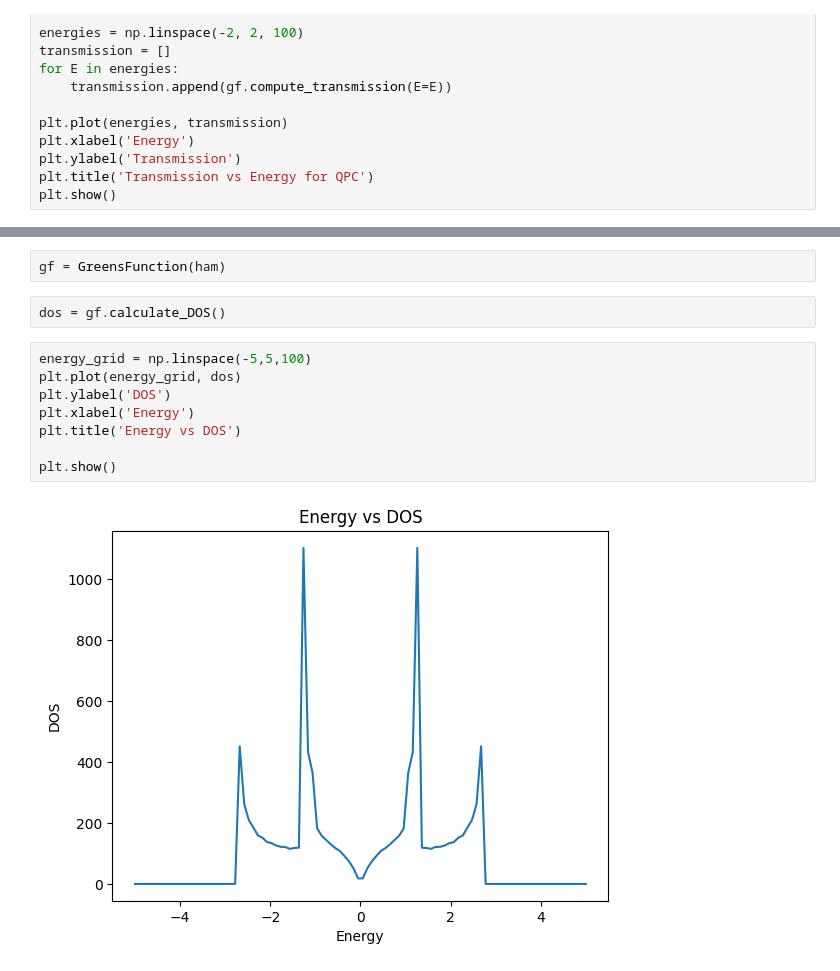
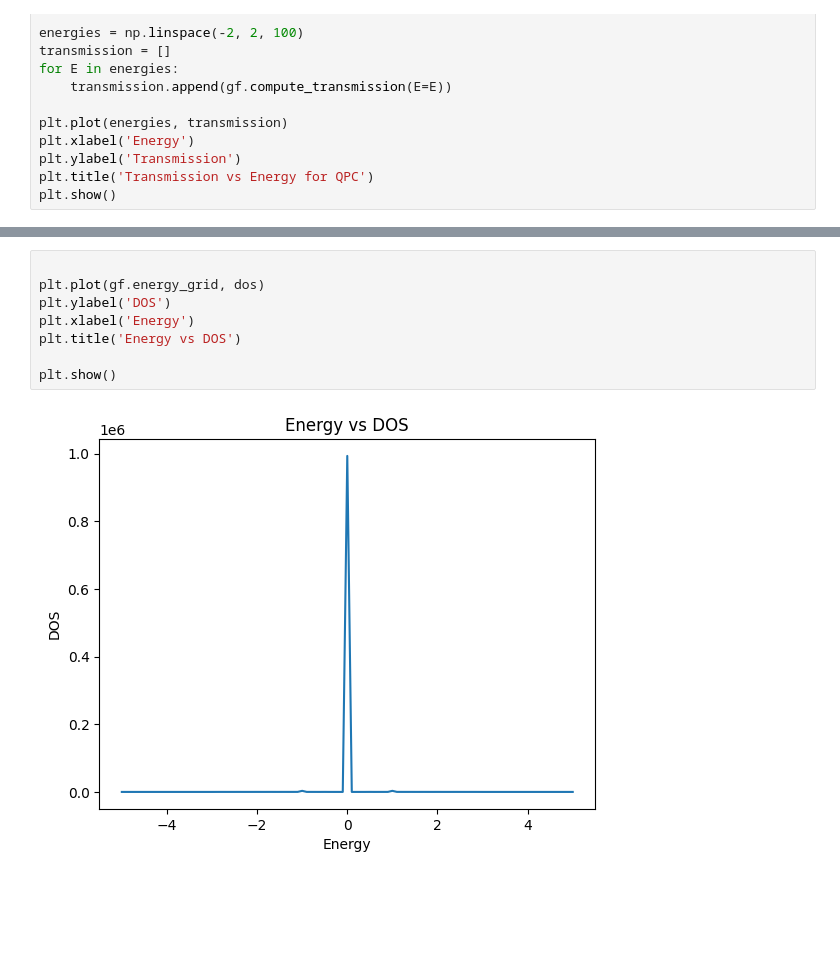
Before and after one commit to nandandiwan/transistorNEGF, a Jupyter notebook: src/test_systems/test.ipynb, the cells around one changed output, grey strips where cells are left out. Cells and saved outputs as stored; diff of their text form; blank space fills up the shorter version.

```diff
--- a/src/test_systems/test.ipynb
+++ b/src/test_systems/test.ipynb
@@ -423,14 +147,10 @@ ham = Hamiltonian("zigzag", True)
-# %%
-gf = GreensFunction(ham)
-# %%
-dos = gf.calculate_DOS()
 # %%
-energy_grid = np.linspace(-5,5,100)
-plt.plot(energy_grid, dos)
+
+plt.plot(gf.energy_grid, dos)
 plt.ylabel('DOS')
 plt.xlabel('Energy')
 plt.title('Energy vs DOS')
 
 plt.show()
 # %% [output]
-[figure, old version]
+[figure, new version]
```
Also changed, not shown: parts of 19 cells of this notebook, 6 other files.
